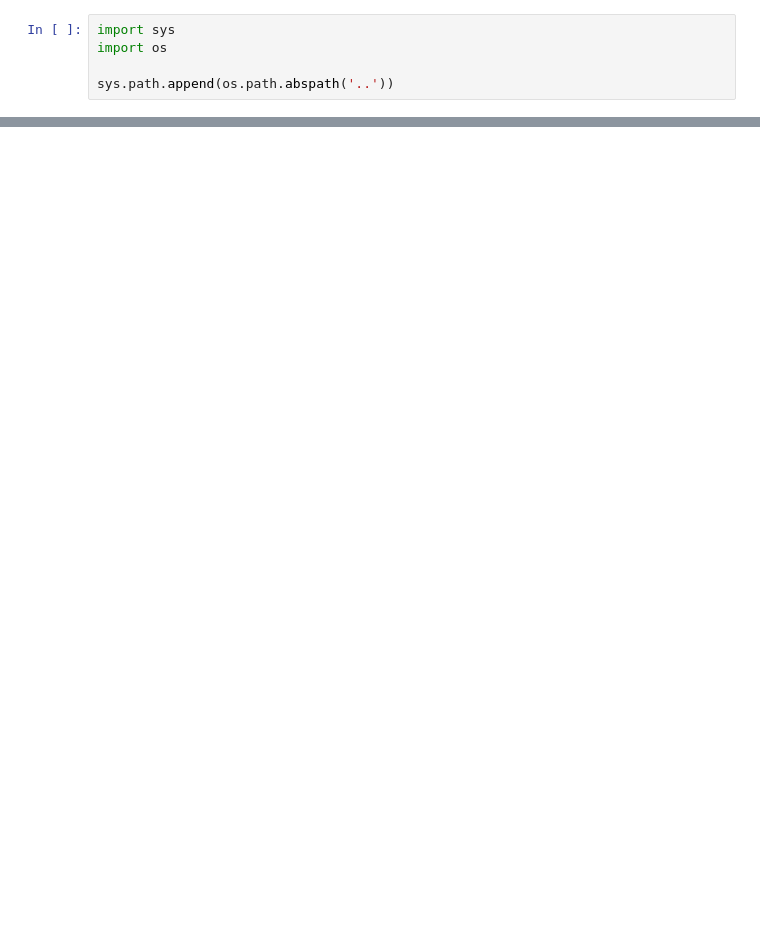
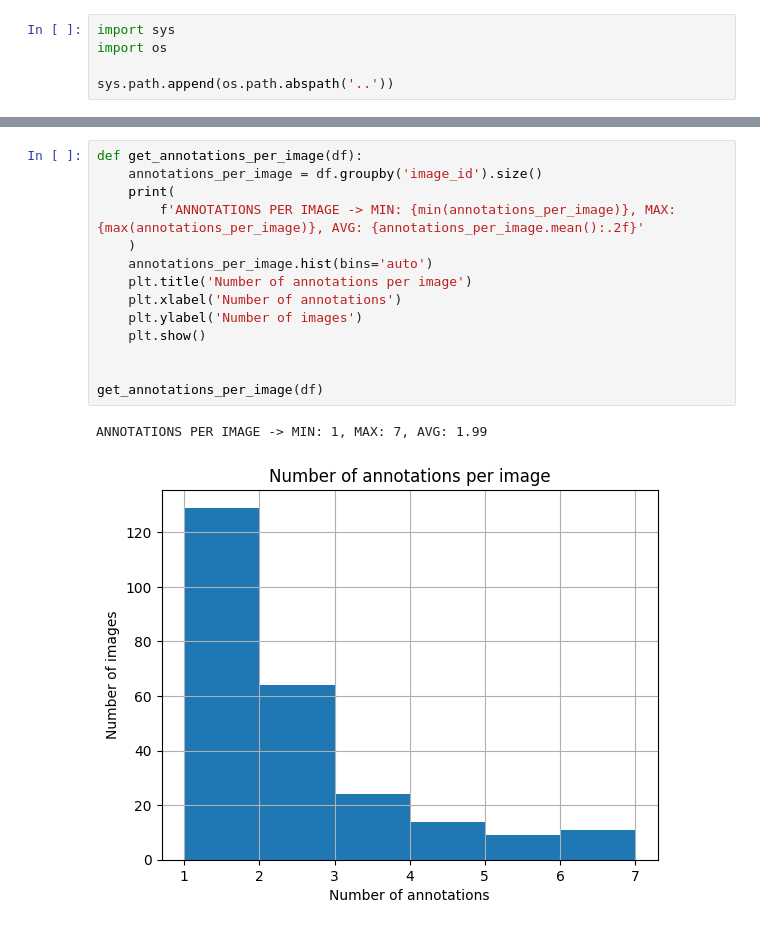
Before and after one commit to emese007/detection_incendies, a Jupyter notebook: notebooks/matthis_exploration.ipynb, the cells around one changed output, grey strips where cells are left out. Cells and saved outputs as stored; diff of their text form; blank space fills up the shorter version.

```diff
--- a/notebooks/matthis_exploration.ipynb
+++ b/notebooks/matthis_exploration.ipynb
@@ -54,0 +81,17 @@ ANNOTATIONS PER IMAGE -> MIN: 1, MAX: 7, AVG: 1.99
+# %%
+def get_annotations_per_image(df):
+    annotations_per_image = df.groupby('image_id').size()
+    print(
+        f'ANNOTATIONS PER IMAGE -> MIN: {min(annotations_per_image)}, MAX: {max(annotations_per_image)}, AVG: {annotations_per_image.mean():.2f}'
+    )
+    annotations_per_image.hist(bins='auto')
+    plt.title('Number of annotations per image')
+    plt.xlabel('Number of annotations')
+    plt.ylabel('Number of images')
+    plt.show()
+
+
+get_annotations_per_image(df)
+# %% [output]
+ANNOTATIONS PER IMAGE -> MIN: 1, MAX: 7, AVG: 1.99
+[figure, added]
```
Also changed, not shown: parts of 5 cells of this notebook, 1 other file.
